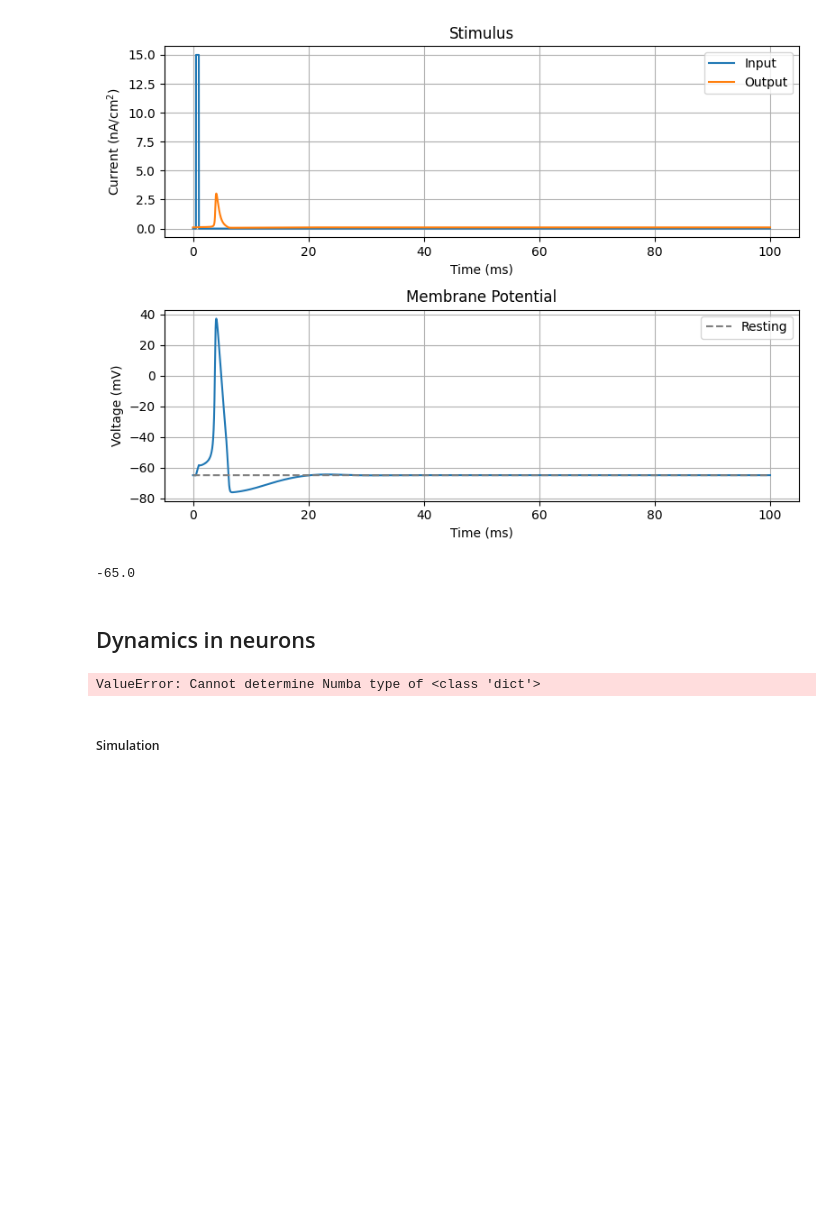
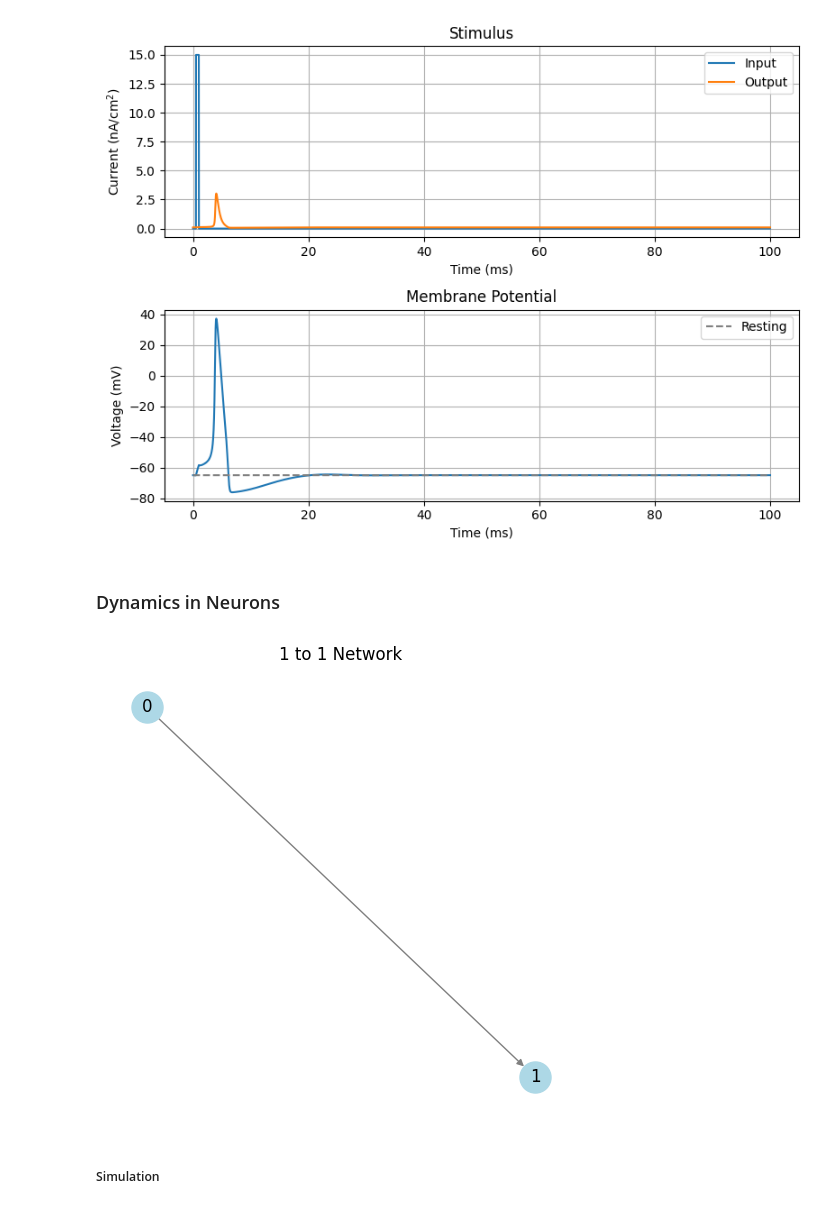
Before and after one commit to ZhuonengBao/Computational-Science-Project, a Jupyter notebook: notebooks/understanding_hodkin-huxley.ipynb, the cells around one changed output. Cells and saved outputs as stored; diff of their text form; code cells hidden in the pictures; blank space fills up the shorter version.

```diff
--- a/notebooks/understanding_hodkin-huxley.ipynb
+++ b/notebooks/understanding_hodkin-huxley.ipynb
@@ -38,7 +38,7 @@ def I_postsyn(cur_V, par_V):
 ## Single Neuron
 # %%
 T = 100
-dt = 0.001
+step = dt = 0.001
 time = np.arange(0, T, dt)
 weight = 0.1
 tau = 30
@@ -104,51 +104,36 @@ plt.tight_layout()
 plt.show()
 # %% [output]
 [figure]
-# %%
-n = HodgkinHuxleyNeuron(0.01)
-kv_ty = (types.unicode_type, typeof(n))
-
-
-spec = [
-    ('step', float64),
-    ('nodes', types.DictType(*kv_ty))
-]
-
-
-@jitclass(spec)
-class Network(object):
-    def __init__(self, step):
-        self.step = step
-        self.nodes = typed.Dict.empty(*kv_ty)
-
-    def add_nodes(self, N):
-        for i in range(N):
-            self.nodes['g' + str(i)] = HodgkinHuxleyNeuron(self.step)
-
-
-step = 0.01
-Net = Network(step)
-Net.add_nodes(10)
-
-print(Net.nodes['g0'].V)
-# %% [output]
--65.0
-# %% [markdown]
-## Dynamics in neurons
-# %%
-d = dict()
-d['g0'] = HodgkinHuxleyNeuron(0.1)
-
-@jitclass([('nodes', typeof(d))])
-class Network:
-    def __init__(self):
-        self.nodes = typed.Dict.empty(typeof(d))
-
-
-Net = Network()
-print(Net)
-# %% [output]
-ValueError: Cannot determine Numba type of <class 'dict'>
+# %% [markdown]
+### Dynamics in Neurons
+# %%
+def create_N_to_1(N):
+    network = nx.DiGraph()
+    network.add_nodes_from(range(N))
+
+    for i in range(N - 1):
+        network.add_edge(i, N - 1)
+
+    for node in network.nodes():
+        network.nodes[node]['neuron'] = HodgkinHuxleyNeuron(step)
+
+    return network
+
+
+def plot_network(network, ax):
+    pos = nx.spring_layout(network)
+    nx.draw_networkx(network, pos, node_size=500, node_color="lightblue", edge_color="gray", arrows=True, ax=ax)
+    ax.set_title(f"{len(network.nodes) - 1} to 1 Network")
+    ax.axis("off")
+    plt.tight_layout()
+
+
+# Plot
+fig, ax = plt.subplots(1, 1, figsize=(5, 5))
+Net2 = create_N_to_1(2)
+plot_network(Net2, ax)
+# %% [output]
+[figure, added]
 # %% [markdown]
 ##### Simulation
 # %%
```
Also changed, not shown: parts of 2 cells of this notebook, 4 other files.
